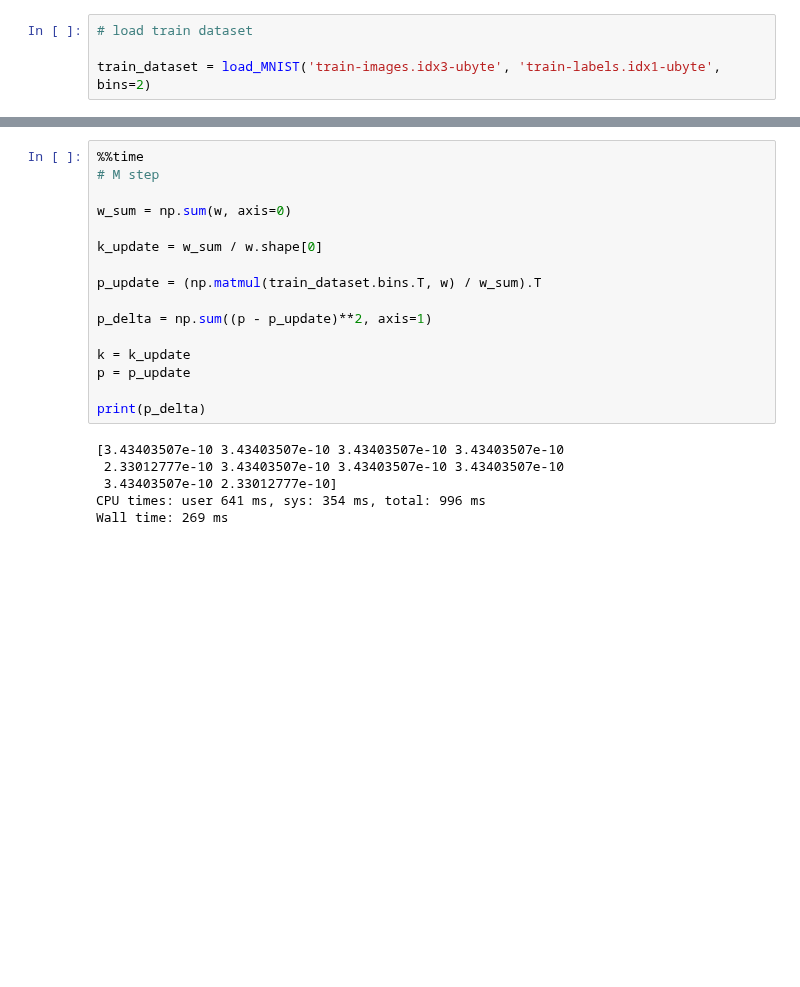
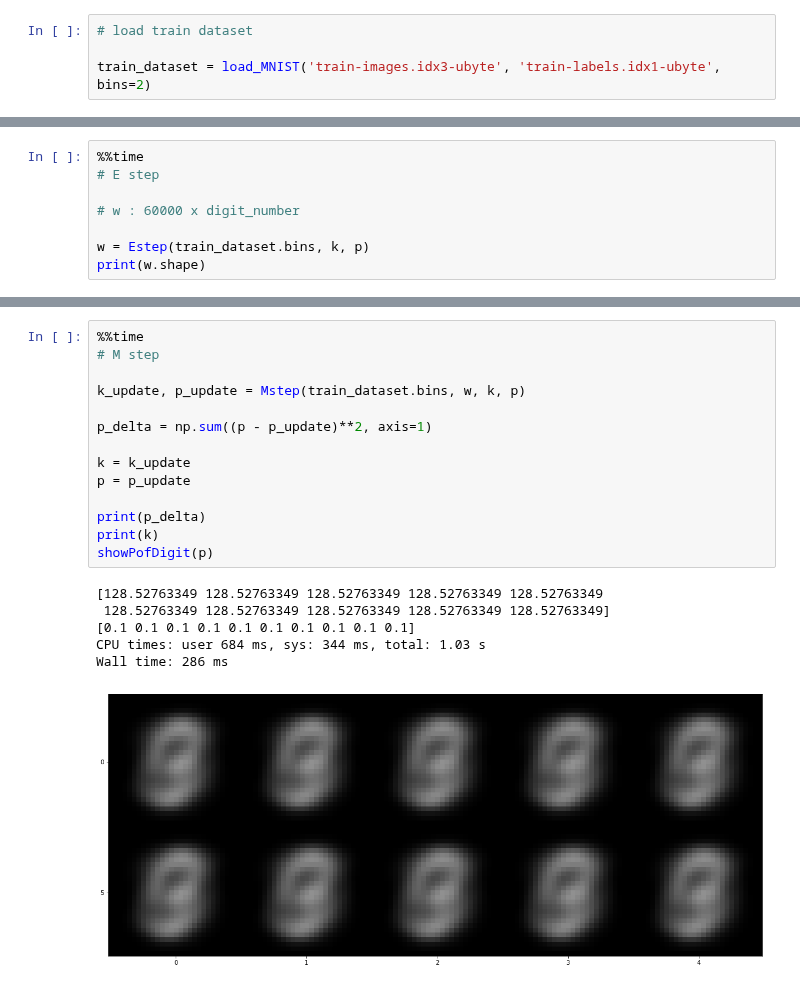
Before and after one commit to csielee/2018ML, a Jupyter notebook: HW4/HW4.ipynb, the cells around one changed output, grey strips where cells are left out. Saved outputs shown, nothing was run; the diff lists cells and outputs as text; blank space fills up the shorter version.

```diff
--- a/HW4/HW4.ipynb
+++ b/HW4/HW4.ipynb
@@ -296,0 +312,8 @@ Wall time: 695 ms
+# %%
+%%time
+# E step
+
+# w : 60000 x digit_number
+
+w = Estep(train_dataset.bins, k, p)
+print(w.shape)
@@ -297,22 +324,21 @@ Wall time: 695 ms
 # %%
 %%time
 # M step
 
-w_sum = np.sum(w, axis=0)
-
-k_update = w_sum / w.shape[0]
-
-p_update = (np.matmul(train_dataset.bins.T, w) / w_sum).T
+k_update, p_update = Mstep(train_dataset.bins, w, k, p)
 
 p_delta = np.sum((p - p_update)**2, axis=1)
 
 k = k_update
 p = p_update
 
 print(p_delta)
+print(k)
+showPofDigit(p)
 # %% [output]
-[3.43403507e-10 3.43403507e-10 3.43403507e-10 3.43403507e-10
- 2.33012777e-10 3.43403507e-10 3.43403507e-10 3.43403507e-10
- 3.43403507e-10 2.33012777e-10]
-CPU times: user 641 ms, sys: 354 ms, total: 996 ms
-Wall time: 269 ms
+[128.52763349 128.52763349 128.52763349 128.52763349 128.52763349
+ 128.52763349 128.52763349 128.52763349 128.52763349 128.52763349]
+[0.1 0.1 0.1 0.1 0.1 0.1 0.1 0.1 0.1 0.1]
+CPU times: user 684 ms, sys: 344 ms, total: 1.03 s
+Wall time: 286 ms
+[figure, added]
```
Also changed, not shown: parts of 4 cells of this notebook.
